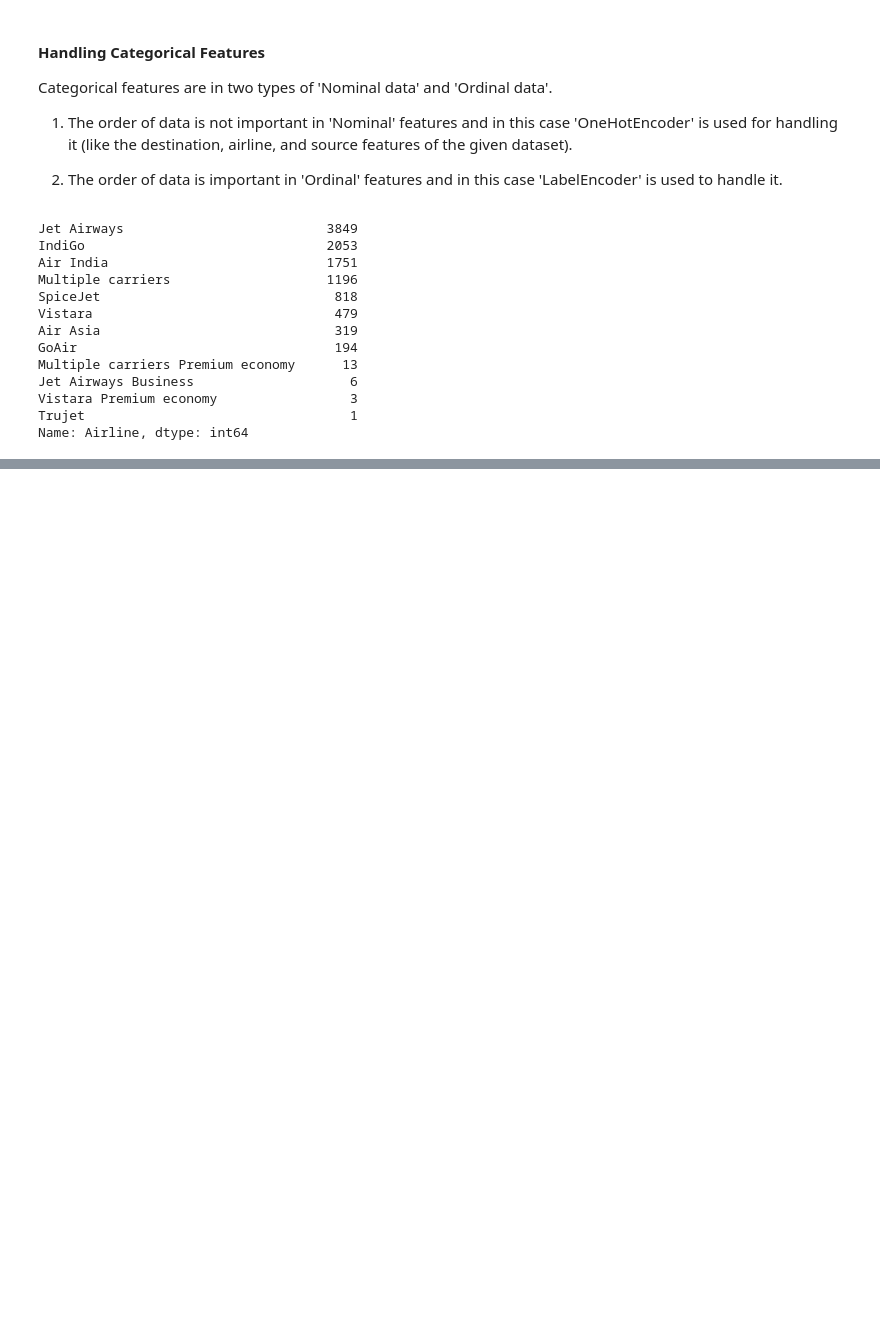
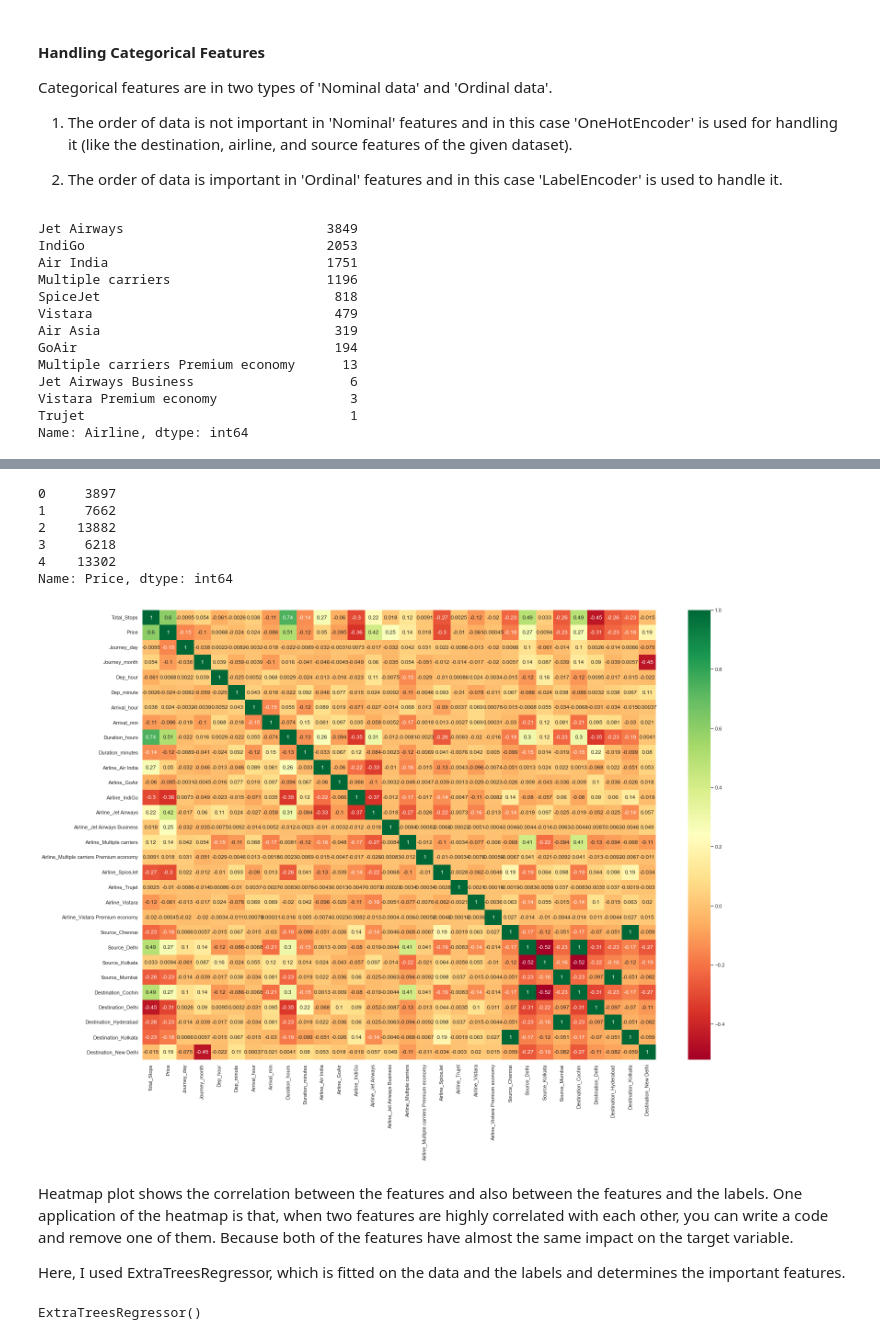
Before and after one commit to Shahrad-Shakerian/Prediction-of-Flight-Price, a Jupyter notebook: Flight Price Prediction (Kaggle Project).ipynb, the cells around one changed output, grey strips where cells are left out. Cells and saved outputs as stored; diff of their text form; code cells hidden in the pictures; blank space fills up the shorter version.

```diff
--- a/Flight Price Prediction (Kaggle Project).ipynb
+++ b/Flight Price Prediction (Kaggle Project).ipynb
@@ -235,0 +346,5 @@ Name: Airline, dtype: int64
+# %%
+# Removing two features of 'Additional_Info' and 'Route' as discussed earlier.
+
+train.drop(['Additional_Info','Route'],axis = 1, inplace = True)
+train.head()
@@ -235,0 +369,7 @@ Name: Airline, dtype: int64
+# %%
+# Applying LabelEncoder
+# As the numebr of stop increases,
+#we are going to assign a label encoder with a higher value.
+
+train.replace({'non-stop':0,'1 stop':1,'2 stops':2,'3 stops':3,'4 stops':4}, inplace= True)
+train.head()
@@ -235,0 +385,5 @@ Name: Airline, dtype: int64
+# %%
+# Concatenate dataframe
+
+train = pd.concat([train,Airline,Source,Destination], axis = 1)
+train.head()
@@ -235,0 +397,4 @@ Name: Airline, dtype: int64
+# %%
+# Dropping the categorical features that we have already extracted their information.
+train.drop(['Airline','Source','Destination'], axis = 1, inplace = True)
+train.head()
@@ -235,0 +578,32 @@ Name: Airline, dtype: int64
+# %%
+# Creating another dataset containing only the dependent feature 'Price'
+
+y = train['Price']
+y.head()
+# %% [output]
+0     3897
+1     7662
+2    13882
+3     6218
+4    13302
+Name: Price, dtype: int64
+# %%
+# Finding the correlation between independent and dependent features using heatmap
+
+plt.figure(figsize= (25,18))
+sns.heatmap(train.corr(), annot = True, cmap= 'RdYlGn')
+plt.show()
+# %% [output]
+[figure, added]
+# %% [markdown]
+Heatmap plot shows the correlation between the features and also between the features and the labels. One application of the heatmap is that, when two features are highly correlated with each other, you can write a code and remove one of them. Because both of the features have almost the same impact on the target variable.
+
+Here, I used ExtraTreesRegressor, which is fitted on the data and the labels and determines the important features.
+# %%
+# Importing ExtraTreesRegressor
+
+from sklearn.ensemble import ExtraTreesRegressor
+selection = ExtraTreesRegressor()
+selection.fit(X,y)
+# %% [output]
+ExtraTreesRegressor()
```
Also changed, not shown: parts of 65 cells of this notebook.
